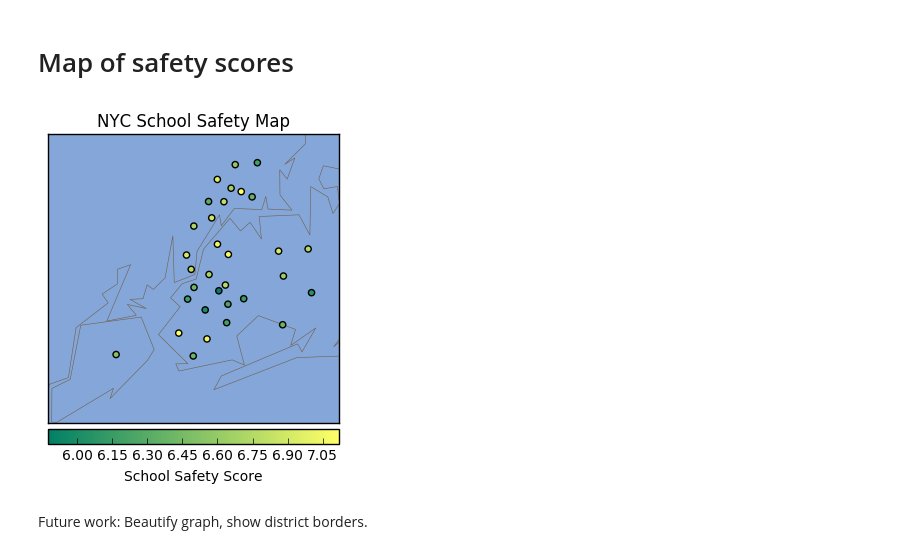
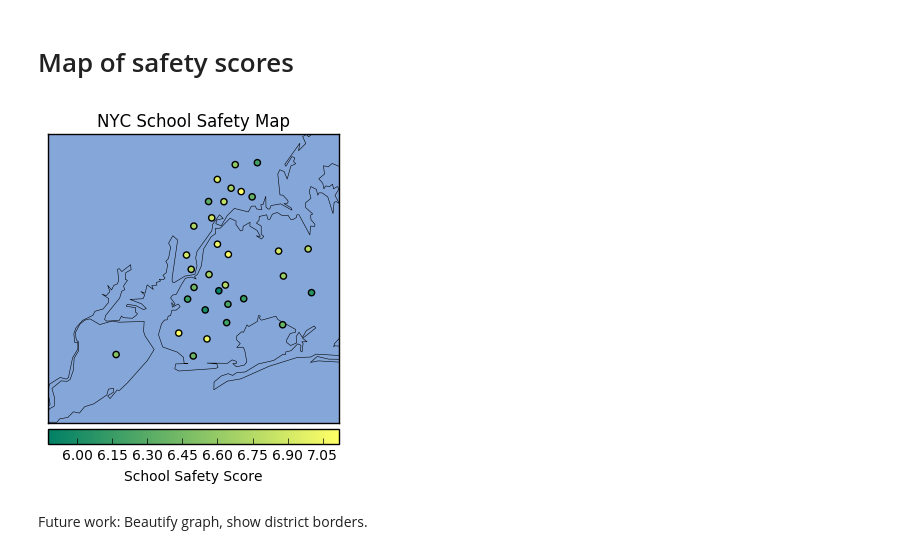
Before and after one commit to 5teeeveee/2010-NYC-SAT-Scores, a Jupyter notebook: 2010 NYC SAT Scores Notebook2.ipynb, the cells around one changed output. Saved outputs shown, nothing was run; the diff lists cells and outputs as text; code cells hidden in the pictures.

```diff
--- a/2010 NYC SAT Scores Notebook2.ipynb
+++ b/2010 NYC SAT Scores Notebook2.ipynb
@@ -197,29 +197,30 @@ districts.reset_index( level = 'school_dist', inplace = True)
 # %%
 from mpl_toolkits.basemap import Basemap
 
 m = Basemap(
     projection='merc',
     llcrnrlat=40.496044,
     urcrnrlat=40.915256,
     llcrnrlon=-74.255735,
     urcrnrlon=-73.700272,
-    resolution='i'
+    resolution='h'
 )
 
 m.drawmapboundary(fill_color='#85A6D9')
-m.drawcoastlines(color='#6D5F47', linewidth=.4)
+m.drawcoastlines(color='Black', linewidth=.4)
+#m.drawcoastlines(color='#6D5F47', linewidth=.4)
 m.drawrivers(color='#6D5F47', linewidth=.4)
 
 longitudes = districts['lon'].tolist()
 latitudes = districts['lat'].tolist()
 
 dist_safety = m.scatter(longitudes, latitudes, s=20, zorder=2, latlon=True, c = districts['safety'], cmap = 'summer')
 color_bar = m.colorbar(dist_safety, location = 'bottom')
 color_bar.set_label('School Safety Score')
 plt.title('NYC School Safety Map')
 plt.show()
 # %% [output]
-[figure, old version]
+[figure, new version]
 # %% [markdown]
 Future work: Beautify graph, show district borders.
 # %% [markdown]
```
